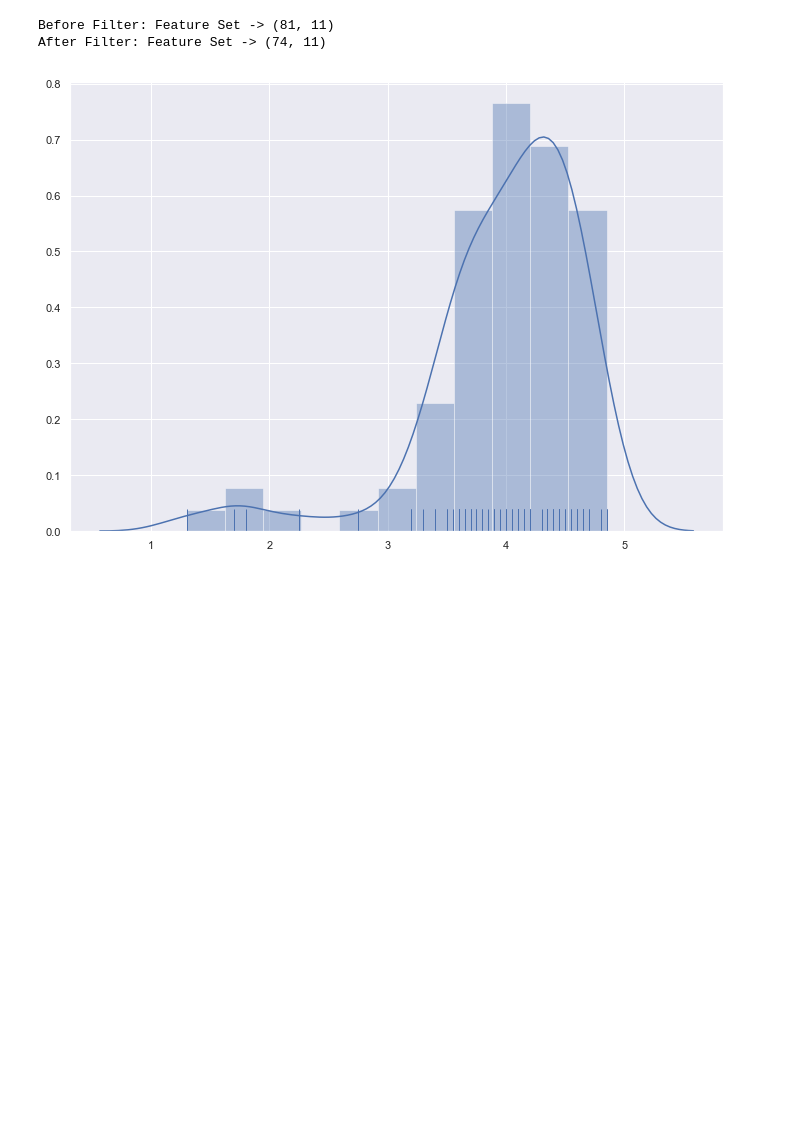
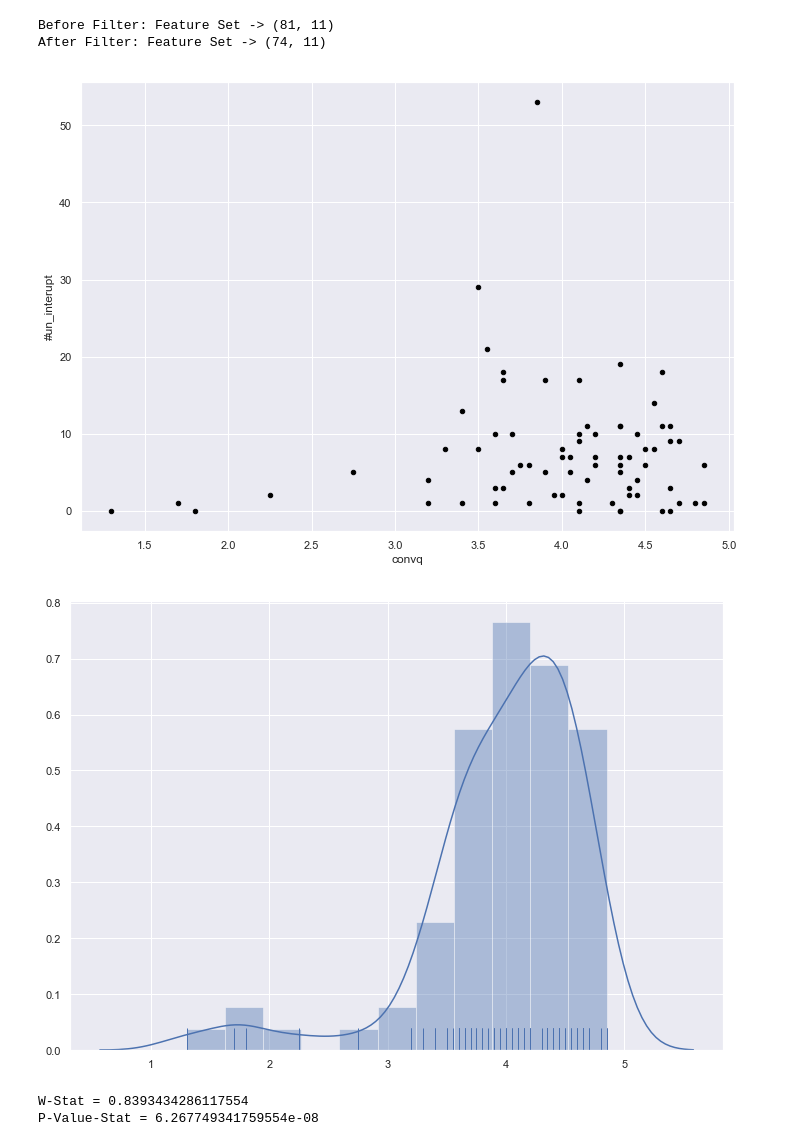
Before and after one commit to LRNavin/conversation_quality, a Jupyter notebook: main_experiment/statistical_tests/tt_vs_convq-group.ipynb, the cells around one changed output. Saved outputs shown, nothing was run; the diff lists cells and outputs as text; code cells hidden in the pictures; blank space fills up the shorter version.

```diff
--- a/main_experiment/statistical_tests/tt_vs_convq-group.ipynb
+++ b/main_experiment/statistical_tests/tt_vs_convq-group.ipynb
@@ -77,12 +76,28 @@ print("After Filter: Feature Set -> " + str(tt_X.shape))
 # %% [output]
 Before Filter: Feature Set -> (81, 11)
 After Filter: Feature Set -> (74, 11)
+# %%
+# scatter-plot data "#suc_interupt", "#un_interupt"
+ax = tt_X.plot(x='convq', y='#un_interupt', kind='scatter', c="black")
+plt.show()
+# %% [output]
+[figure, added]
 # %%
 # Plots - Qualitative Analysis
 sns.distplot(reliable_convqs, kde=True, rug=True)
 plt.show()
+
+
+from scipy import stats
+# x = stats.norm.rvs(loc=5, scale=3, size=100)
+W, p_val = stats.shapiro(reliable_convqs)
+
+print("W-Stat = " + str(W))
+print("P-Value-Stat = " + str(p_val))
 # %% [output]
 [figure]
+W-Stat = 0.8393434286117554
+P-Value-Stat = 6.267749341759554e-08
 # %%
 # Statistical Tests:(Main Question)
 # Do Turn-Taking features have a significant effect on the Percieved Conversation Quality of the Group?
```
Also changed, not shown: parts of 7 cells of this notebook, 28 other files.
